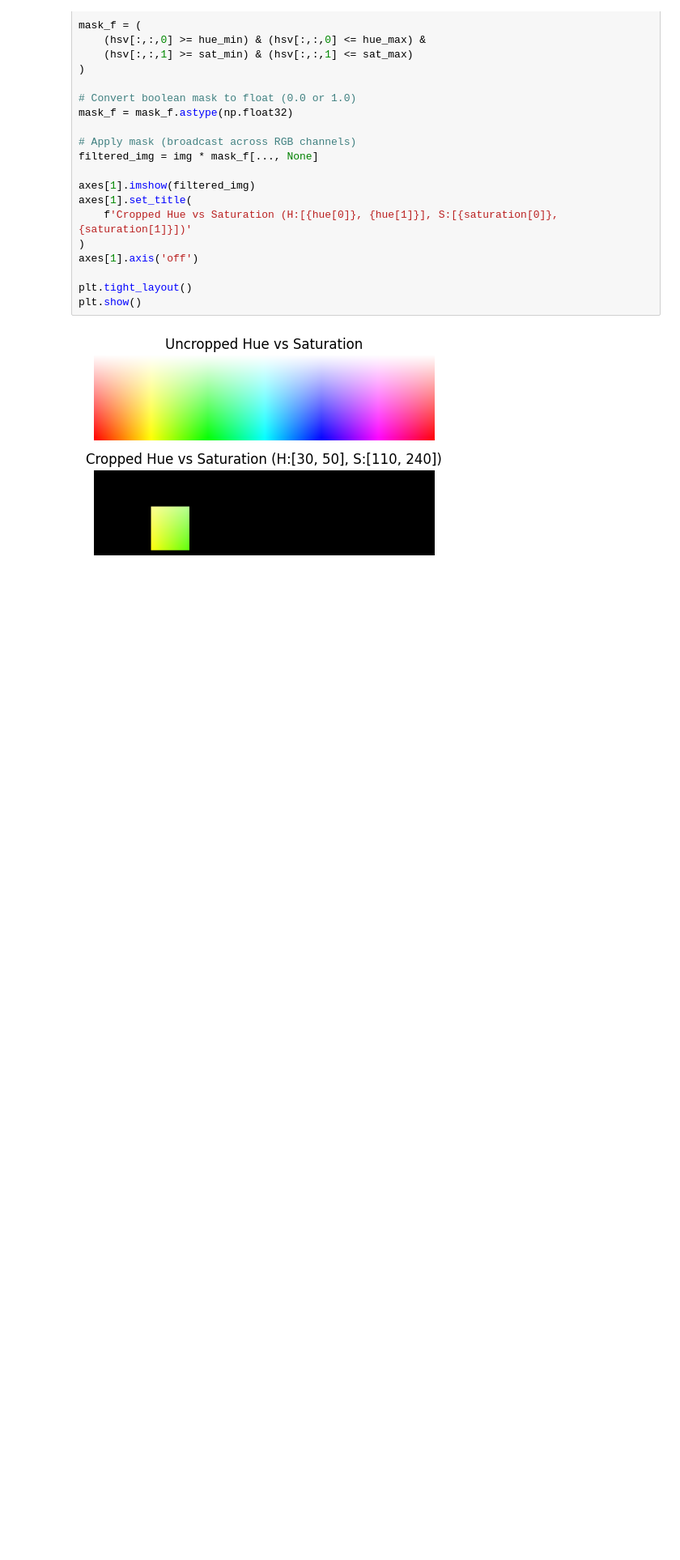
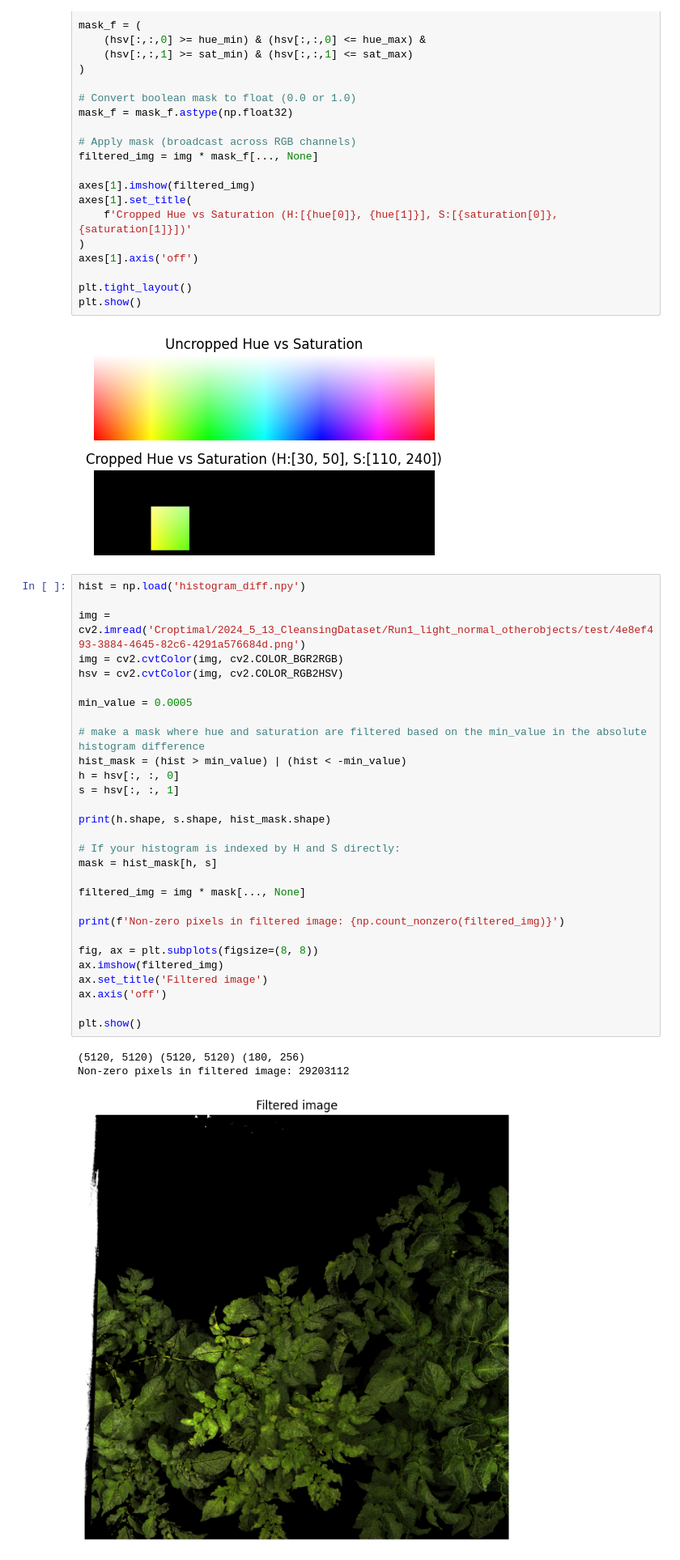
Before and after one commit to MartMonster/AlphaTreeLVQ, a Jupyter notebook: hist.ipynb, the cells around one changed output. Shown at 81% size. Cells and saved outputs as stored; diff of their text form; blank space fills up the shorter version.

```diff
--- a/hist.ipynb
+++ b/hist.ipynb
@@ -268,3 +288,36 @@ plt.tight_layout()
 plt.show()
 # %% [output]
 [figure]
+# %%
+hist = np.load('histogram_diff.npy')
+
+img = cv2.imread('Croptimal/2024_5_13_CleansingDataset/Run1_light_normal_otherobjects/test/4e8ef493-3884-4645-82c6-4291a576684d.png')
+img = cv2.cvtColor(img, cv2.COLOR_BGR2RGB)
+hsv = cv2.cvtColor(img, cv2.COLOR_RGB2HSV)
+
+min_value = 0.0005
+
+# make a mask where hue and saturation are filtered based on the min_value in the absolute histogram difference
+hist_mask = (hist > min_value) | (hist < -min_value)
+h = hsv[:, :, 0]
+s = hsv[:, :, 1]
+
+print(h.shape, s.shape, hist_mask.shape)
+
+# If your histogram is indexed by H and S directly:
+mask = hist_mask[h, s]
+
+filtered_img = img * mask[..., None]
+
+print(f'Non-zero pixels in filtered image: {np.count_nonzero(filtered_img)}')
+
+fig, ax = plt.subplots(figsize=(8, 8))
+ax.imshow(filtered_img)
+ax.set_title('Filtered image')
+ax.axis('off')
+
+plt.show()
+# %% [output]
+(5120, 5120) (5120, 5120) (180, 256)
+Non-zero pixels in filtered image: 29203112
+[figure, added]
```
Also changed, not shown: parts of 3 cells of this notebook, 6 other files.
